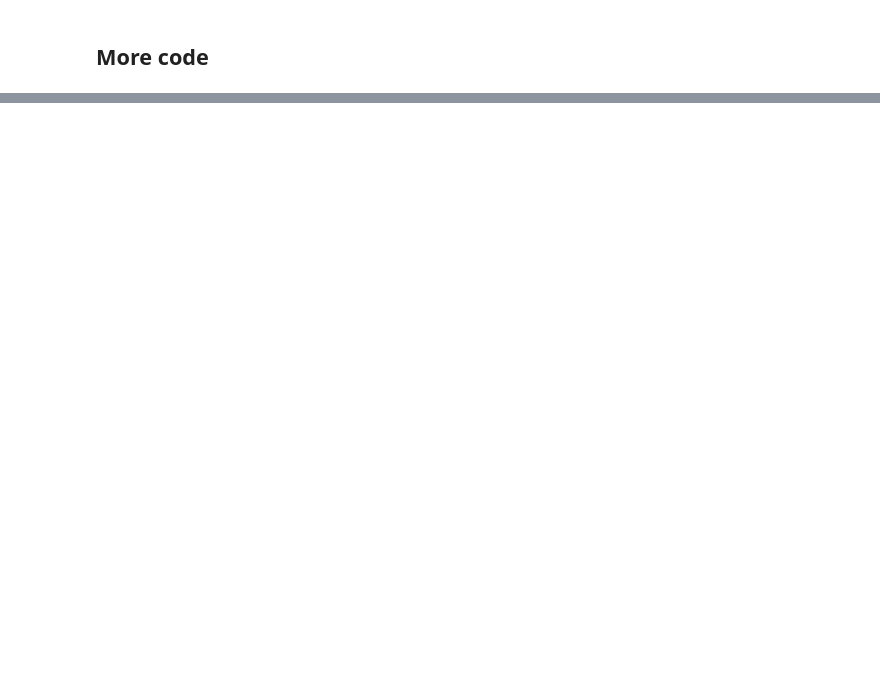
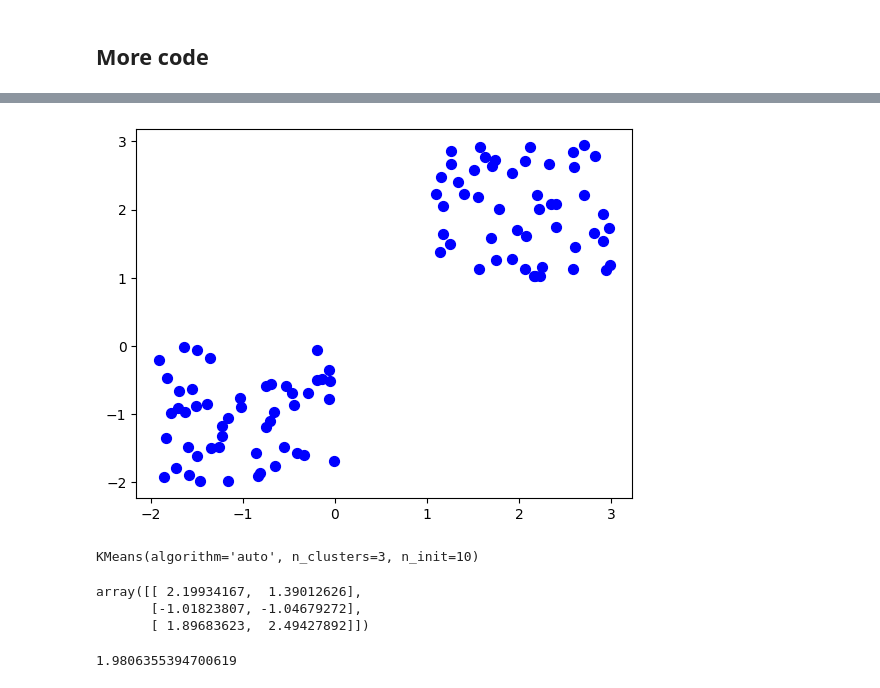
Before and after one commit to allansdefreitas/unsupervised-learning, a Jupyter notebook: questao_1.ipynb, the cells around one changed output, grey strips where cells are left out. Cells and saved outputs as stored; diff of their text form; code cells hidden in the pictures; blank space fills up the shorter version.

```diff
--- a/questao_1.ipynb
+++ b/questao_1.ipynb
@@ -1238,0 +1265,33 @@ ax2.legend()
+# %%
+import pandas as pd
+import numpy as np
+import matplotlib.pyplot as plt
+from sklearn.cluster import KMeans
+%matplotlib inline
+
+X= -2 * np.random.rand(100,2)
+X1 = 1 + 2 * np.random.rand(50,2)
+X[50:100, :] = X1 #divisao entre grupos
+plt.scatter(X[ : , 0], X[ :, 1], s = 50, c = 'b')
+plt.show()
+
+from sklearn.cluster import KMeans
+Kmean = KMeans(n_clusters=3)
+Kmean.fit(X)
+
+KMeans(algorithm='auto', copy_x=True, init='k-means++', max_iter=300,
+  n_clusters=3, n_init=10, random_state=None, tol=0.0001, verbose=0)
+# %% [output]
+[figure, added]
+KMeans(algorithm='auto', n_clusters=3, n_init=10)
+# %%
+centroids = Kmean.cluster_centers_
+centroids
+# %% [output]
+array([[ 2.19934167,  1.39012626],
+       [-1.01823807, -1.04679272],
+       [ 1.89683623,  2.49427892]])
+# %%
+centroids[0][0]
+# %% [output]
+1.9806355394700619
```
Also changed, not shown: parts of 60 cells of this notebook.
